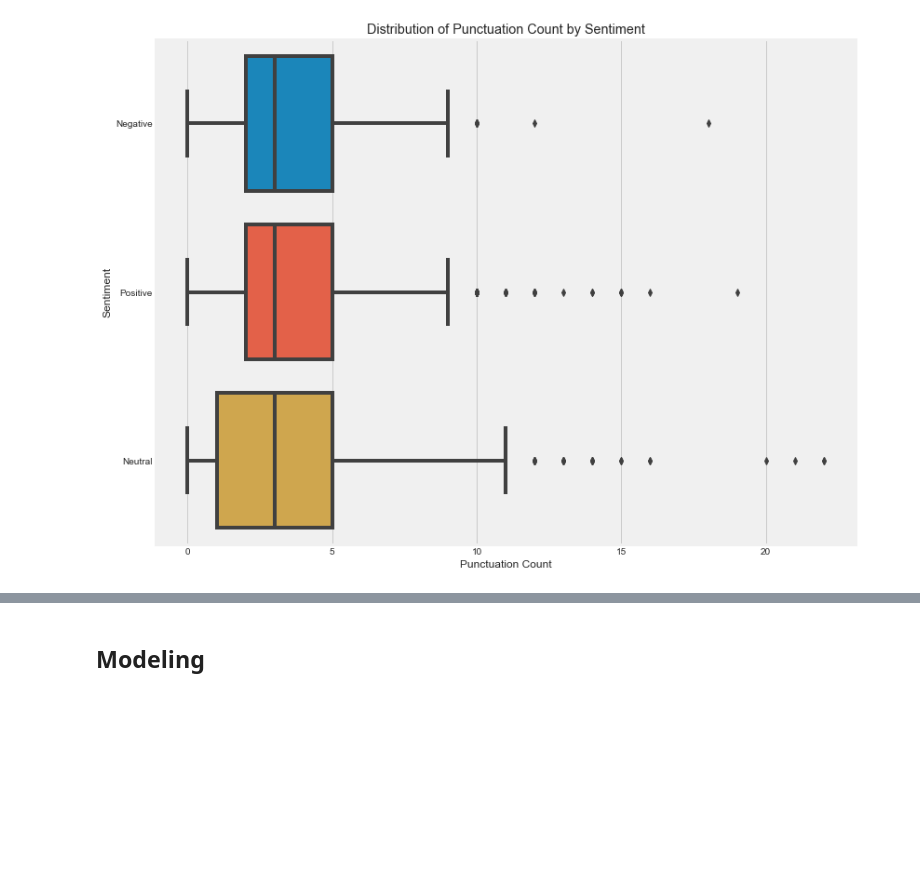
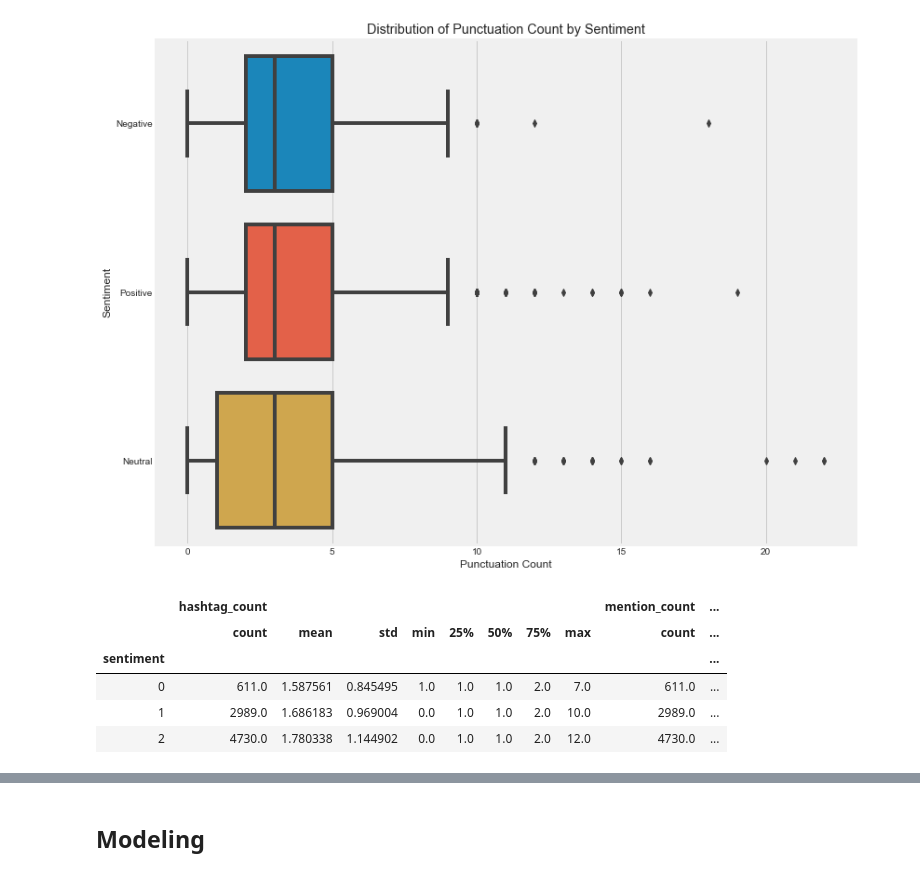
Before and after one commit to jeremy-lee93/nlp-brand-sentiment-analysis, a Jupyter notebook: EDA_and_modeling.ipynb, the cells around one changed output, grey strips where cells are left out. Saved outputs shown, nothing was run; the diff lists cells and outputs as text; code cells hidden in the pictures; blank space fills up the shorter version.

```diff
--- a/EDA_and_modeling.ipynb
+++ b/EDA_and_modeling.ipynb
@@ -850,3 +831,13 @@ plt.title('Distribution of Punctuation Count by Sentiment')
 # %% [output]
 Text(0.5, 1.0, 'Distribution of Punctuation Count by Sentiment')
 [figure]
+# %%
+pd.set_option('max_columns', None)
+df_branded.groupby('sentiment').describe()
+# %% [output]
+|  | hashtag_count |  |  |  |  |  |  |  | mention_count | ... |
+|  | count | mean | std | min | 25% | 50% | 75% | max | count | ... |
+| sentiment |  |  |  |  |  |  |  |  |  | ... |
+| 0 | 611.0 | 1.587561 | 0.845495 | 1.0 | 1.0 | 1.0 | 2.0 | 7.0 | 611.0 | ... |
+| 1 | 2989.0 | 1.686183 | 0.969004 | 0.0 | 1.0 | 1.0 | 2.0 | 10.0 | 2989.0 | ... |
+| 2 | 4730.0 | 1.780338 | 1.144902 | 0.0 | 1.0 | 1.0 | 2.0 | 12.0 | 4730.0 | ... |
```
Also changed, not shown: parts of 31 cells of this notebook.
